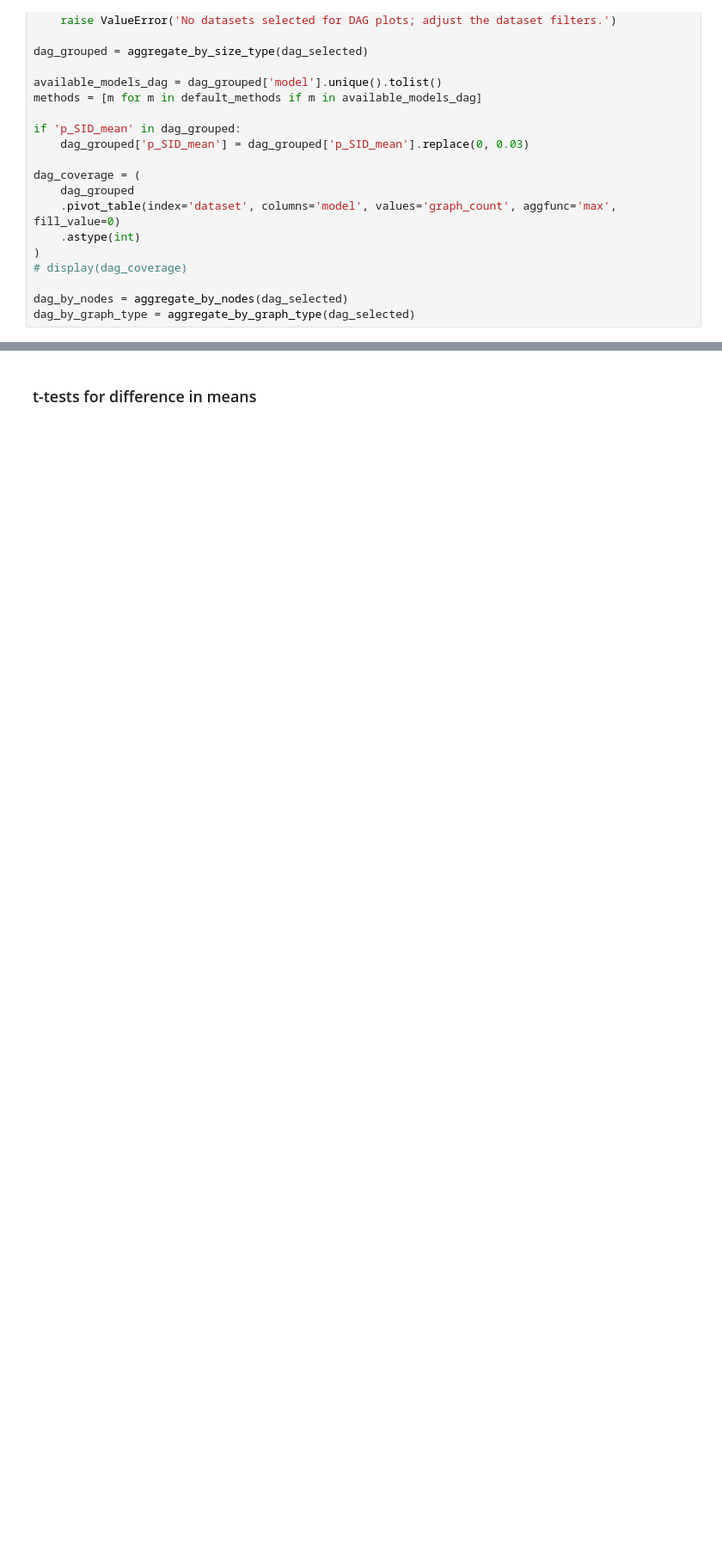
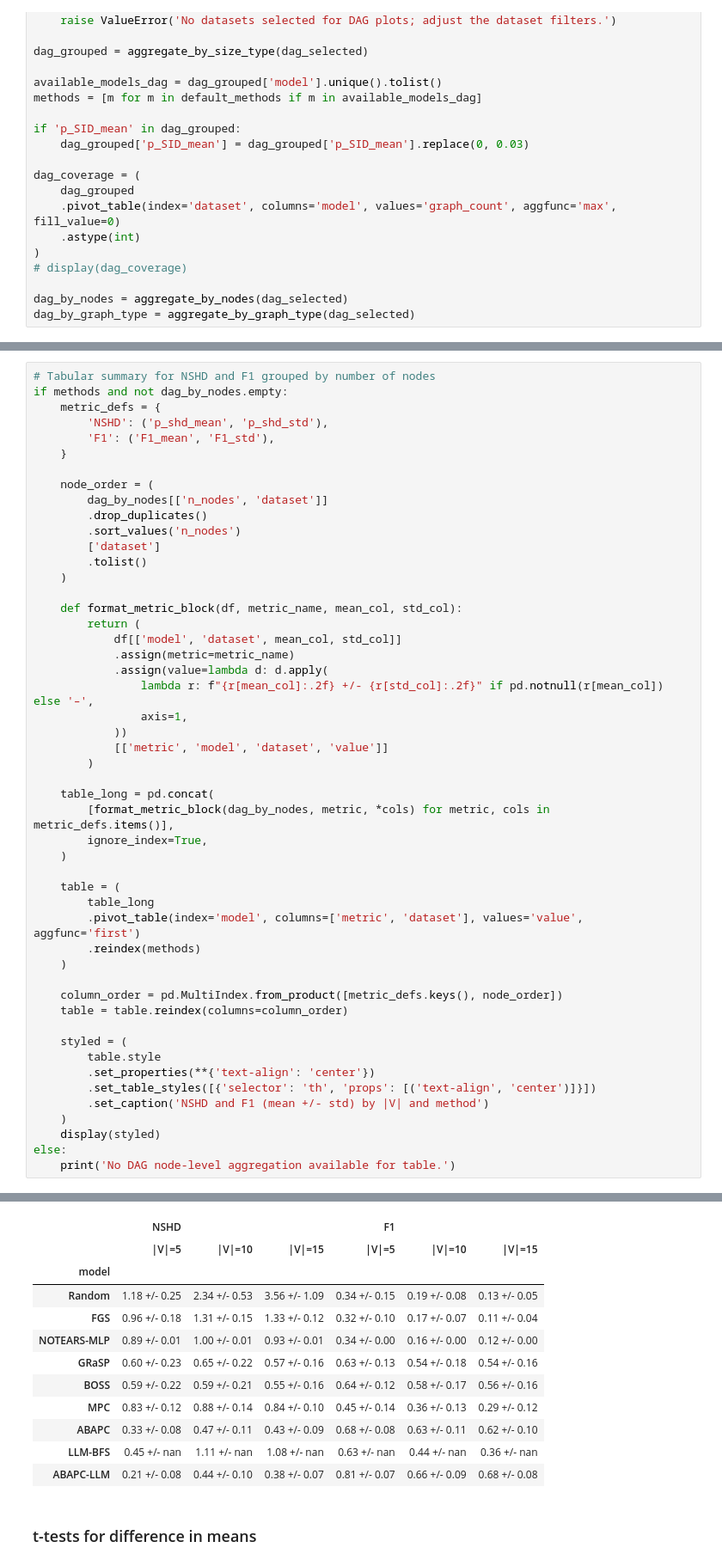
Before and after one commit to briziorusso/ArgCausalDisco, a Jupyter notebook: notebooks/experiments_causenet.ipynb, the cells around one changed output, grey strips where cells are left out. Shown at 86% size. Saved outputs shown, nothing was run; the diff lists cells and outputs as text; blank space fills up the shorter version.

```diff
--- a/notebooks/experiments_causenet.ipynb
+++ b/notebooks/experiments_causenet.ipynb
@@ -767,0 +790,51 @@ else:
+# %%
+# Tabular summary for NSHD and F1 grouped by number of nodes
+if methods and not dag_by_nodes.empty:
+    metric_defs = {
+        'NSHD': ('p_shd_mean', 'p_shd_std'),
+        'F1': ('F1_mean', 'F1_std'),
+    }
+
+    node_order = (
+        dag_by_nodes[['n_nodes', 'dataset']]
+        .drop_duplicates()
+        .sort_values('n_nodes')
+        ['dataset']
+        .tolist()
+    )
+
+    def format_metric_block(df, metric_name, mean_col, std_col):
+        return (
+            df[['model', 'dataset', mean_col, std_col]]
+            .assign(metric=metric_name)
+            .assign(value=lambda d: d.apply(
+                lambda r: f"{r[mean_col]:.2f} +/- {r[std_col]:.2f}" if pd.notnull(r[mean_col]) else '–',
+                axis=1,
+            ))
+            [['metric', 'model', 'dataset', 'value']]
+        )
+
+    table_long = pd.concat(
+        [format_metric_block(dag_by_nodes, metric, *cols) for metric, cols in metric_defs.items()],
+        ignore_index=True,
+    )
+
+    table = (
+        table_long
+        .pivot_table(index='model', columns=['metric', 'dataset'], values='value', aggfunc='first')
+        .reindex(methods)
+    )
+
+    column_order = pd.MultiIndex.from_product([metric_defs.keys(), node_order])
+    table = table.reindex(columns=column_order)
+
+    styled = (
+        table.style
+        .set_properties(**{'text-align': 'center'})
+        .set_table_styles([{'selector': 'th', 'props': [('text-align', 'center')]}])
+        .set_caption('NSHD and F1 (mean +/- std) by |V| and method')
+    )
+    display(styled)
+else:
+    print('No DAG node-level aggregation available for table.')
+# %% [output]
@@ -768,3 +842,15 @@ else:
+|  | NSHD |  |  | F1 |  |  |
+|  | |V|=5 | |V|=10 | |V|=15 | |V|=5 | |V|=10 | |V|=15 |
+| model |  |  |  |  |  |  |
+| Random | 1.18 +/- 0.25 | 2.34 +/- 0.53 | 3.56 +/- 1.09 | 0.34 +/- 0.15 | 0.19 +/- 0.08 | 0.13 +/- 0.05 |
+| FGS | 0.96 +/- 0.18 | 1.31 +/- 0.15 | 1.33 +/- 0.12 | 0.32 +/- 0.10 | 0.17 +/- 0.07 | 0.11 +/- 0.04 |
+| NOTEARS-MLP | 0.89 +/- 0.01 | 1.00 +/- 0.01 | 0.93 +/- 0.01 | 0.34 +/- 0.00 | 0.16 +/- 0.00 | 0.12 +/- 0.00 |
+| GRaSP | 0.60 +/- 0.23 | 0.65 +/- 0.22 | 0.57 +/- 0.16 | 0.63 +/- 0.13 | 0.54 +/- 0.18 | 0.54 +/- 0.16 |
+| BOSS | 0.59 +/- 0.22 | 0.59 +/- 0.21 | 0.55 +/- 0.16 | 0.64 +/- 0.12 | 0.58 +/- 0.17 | 0.56 +/- 0.16 |
+| MPC | 0.83 +/- 0.12 | 0.88 +/- 0.14 | 0.84 +/- 0.10 | 0.45 +/- 0.14 | 0.36 +/- 0.13 | 0.29 +/- 0.12 |
+| ABAPC | 0.33 +/- 0.08 | 0.47 +/- 0.11 | 0.43 +/- 0.09 | 0.68 +/- 0.08 | 0.63 +/- 0.11 | 0.62 +/- 0.10 |
+| LLM-BFS | 0.45 +/- nan | 1.11 +/- nan | 1.08 +/- nan | 0.63 +/- nan | 0.44 +/- nan | 0.36 +/- nan |
+| ABAPC-LLM | 0.21 +/- 0.08 | 0.44 +/- 0.10 | 0.38 +/- 0.07 | 0.81 +/- 0.07 | 0.66 +/- 0.09 | 0.68 +/- 0.08 |
 # %% [markdown]
 ### t-tests for difference in means
 # %%
```
Also changed, not shown: parts of 11 cells of this notebook.
